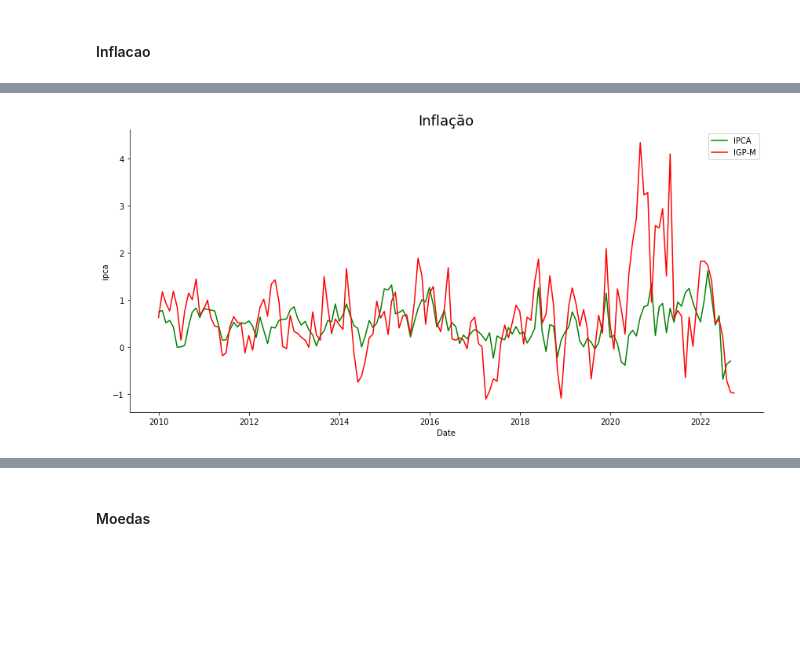
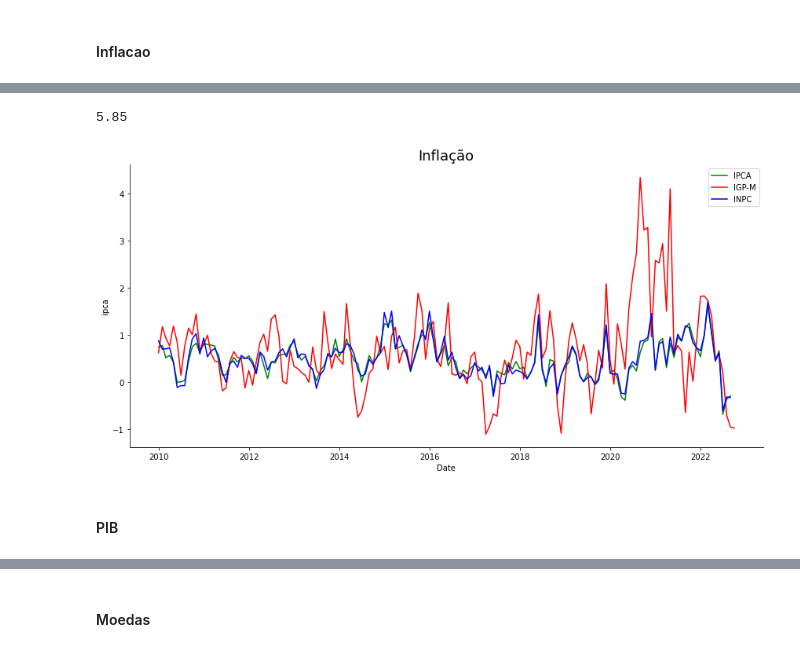
Before and after one commit to tharikf/WebApp_Cenario_Macroeconomico_Brasileiro, a Jupyter notebook: bacen.ipynb, the cells around one changed output, grey strips where cells are left out. Cells and saved outputs as stored; diff of their text form; code cells hidden in the pictures; blank space fills up the shorter version.

```diff
--- a/bacen.ipynb
+++ b/bacen.ipynb
@@ -27,4 +52,6 @@ plt.show();
 # %% [markdown]
 #### Inflacao
 # %%
-inflacao = sgs.get({'ipca' : 433, 'igp-m' : 189}, start = '2010-01-01')
+inflacao = sgs.get({'ipca' : 433, 'igp-m' : 189, 'inpc' : 188}, start = '2010-01-01')
+# %%
+inflacao = inflacao.reset_index()
@@ -31,12 +112,19 @@ inflacao = sgs.get({'ipca' : 433, 'igp-m' : 189}, start = '2010-01-01')
+# %%
+inflacao_ipca_anual(inflacao)[0]
+# %% [output]
+5.85
 # %%
 fig, ax = plt.subplots(figsize = (12, 6))
 
 sns.lineplot(data = inflacao, x = 'Date', y = 'ipca', color = 'green', label = 'IPCA')
 sns.lineplot(data = inflacao, x = 'Date', y = 'igp-m', color = 'red', label = 'IGP-M')
+sns.lineplot(data = inflacao, x = 'Date', y = 'inpc', color = 'blue', label = 'INPC')
 ax.set_title('Inflação', fontsize = 18)
 ax.spines['top'].set_visible(False)
 ax.spines['right'].set_visible(False)
 fig.tight_layout()
 plt.show();
 # %% [output]
-[figure, old version]
+[figure, new version]
+# %% [markdown]
+#### PIB
```
Also changed, not shown: parts of 25 cells of this notebook, 1 other file.
